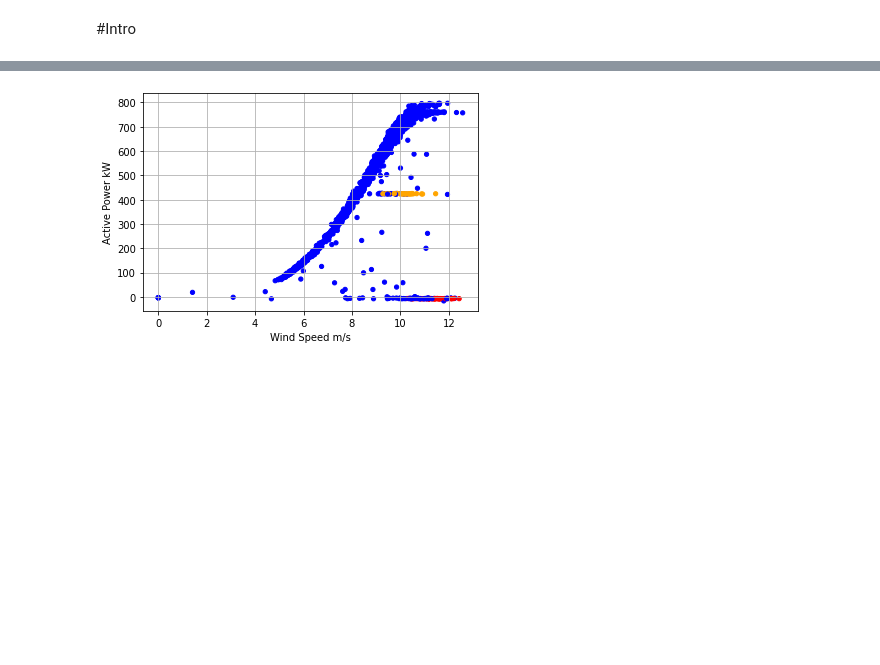
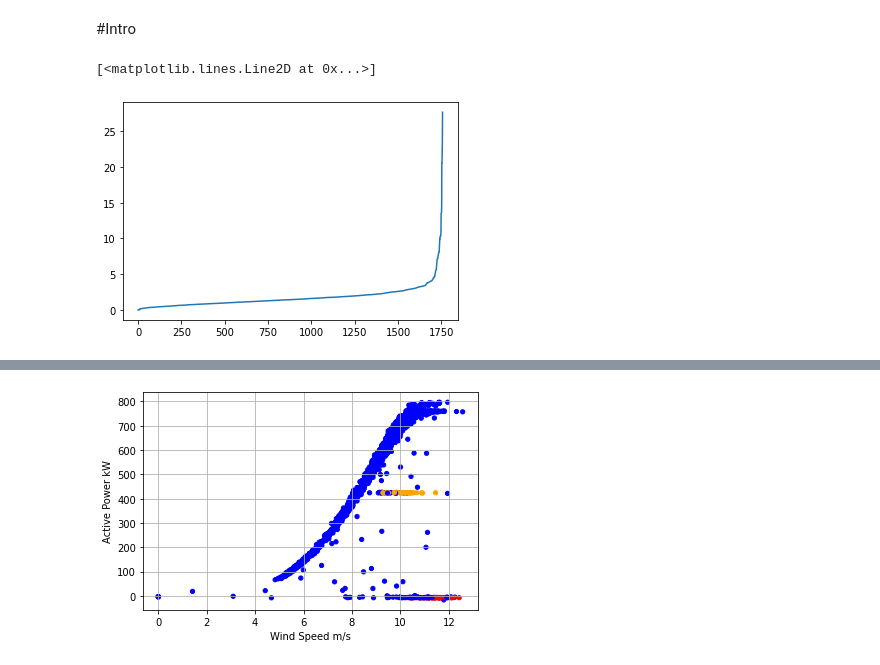
Before and after one commit to entc-17-fyp-20/CM_Clustering_Method, a Jupyter notebook: DBSCAN_Clustering_WindForce.ipynb, the cells around one changed output, grey strips where cells are left out. Drawn from its saved outputs; the diff is of its cells as text; code cells hidden in the pictures; blank space fills up the shorter version.

Commit message:
Added elbow graph

```diff
--- a/DBSCAN_Clustering_WindForce.ipynb
+++ b/DBSCAN_Clustering_WindForce.ipynb
@@ -24,4 +27,15 @@ scaler = MinMaxScaler()
 scaler.fit(df_scale)
 df_scale_num = scaler.transform(df_scale)
 df1 = pd.DataFrame(df_scale)
+# %%
+neighbors = NearestNeighbors(n_neighbors=10)
+neighbors_fit = neighbors.fit(df1)
+distances, indices = neighbors_fit.kneighbors(df1)
+distances = np.sort(distances, axis=0)
+distances = distances[:,1]
+plt.plot(distances)
+# https://medium.com/@tarammullin/dbscan-parameter-estimation-ff8330e3a3bd
+# %% [output]
+[<matplotlib.lines.Line2D at 0x...>]
+[figure, added]
 # %%
```
Also changed, not shown: parts of 3 cells of this notebook.
